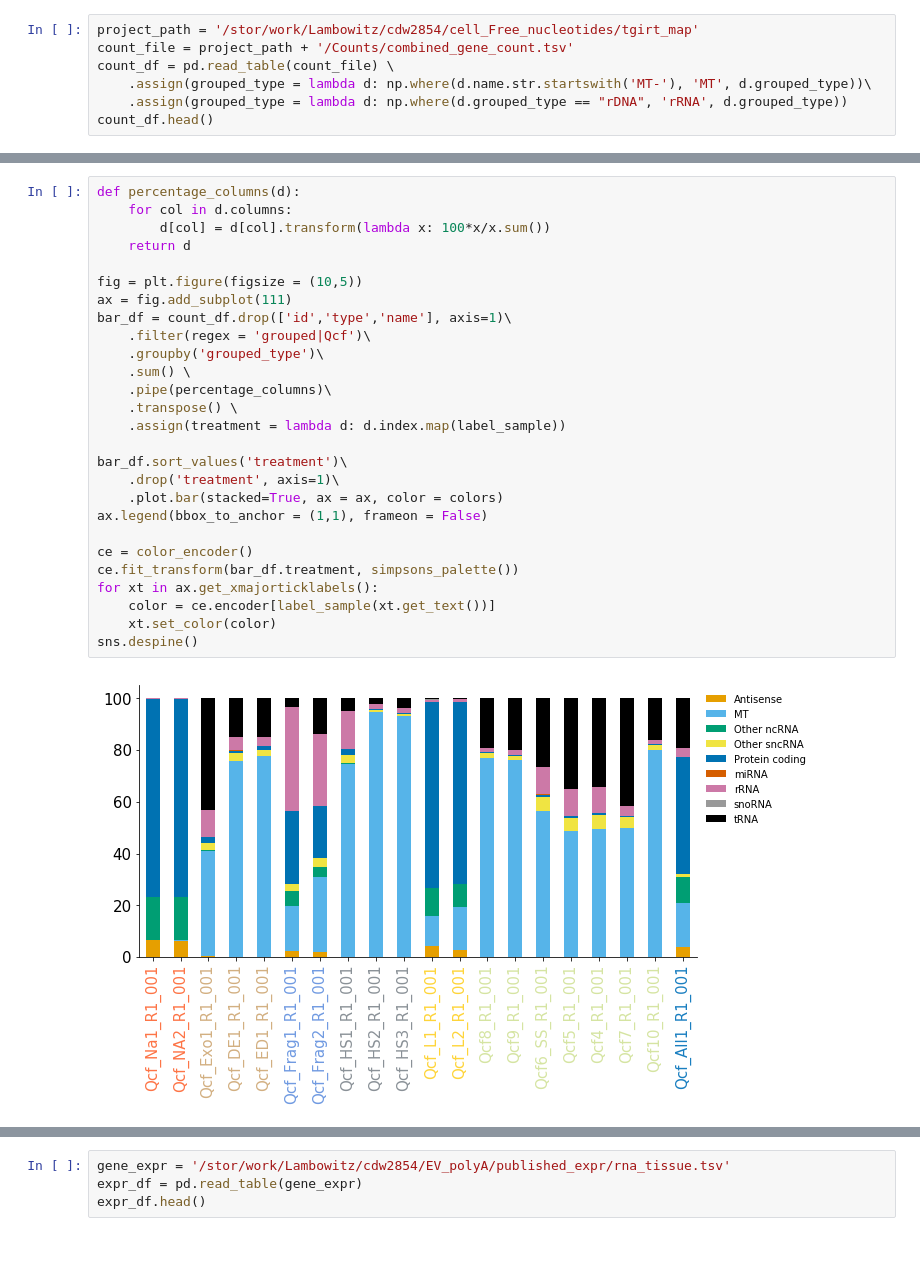
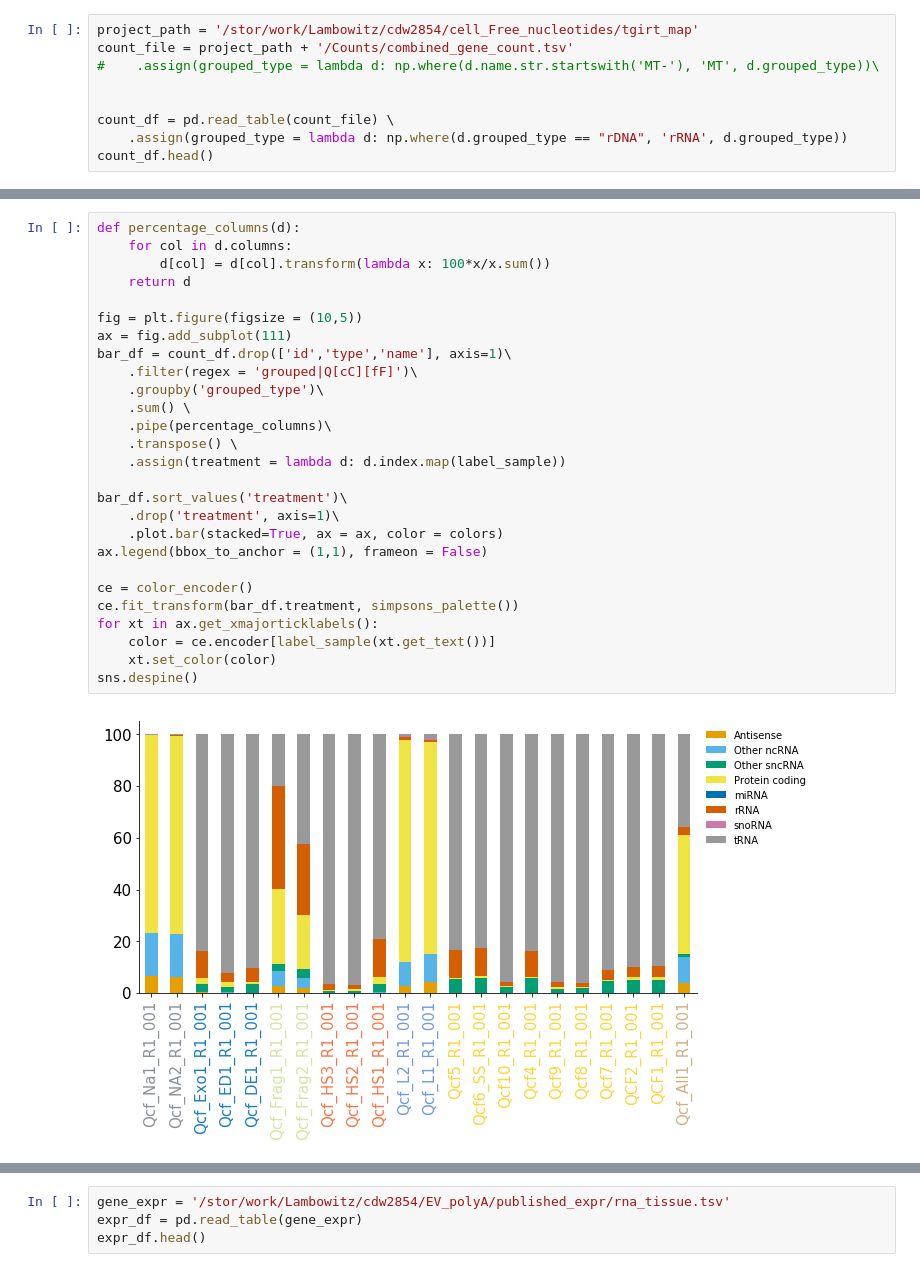
Before and after one commit to wckdouglas/cfNA, a Jupyter notebook: plots/count_explorer.ipynb, the cells around one changed output, grey strips where cells are left out. Cells and saved outputs as stored; diff of their text form.

```diff
--- a/plots/count_explorer.ipynb
+++ b/plots/count_explorer.ipynb
@@ -33,8 +34,10 @@ colors.append('black')
 # %%
 project_path = '/stor/work/Lambowitz/cdw2854/cell_Free_nucleotides/tgirt_map'
 count_file = project_path + '/Counts/combined_gene_count.tsv'
+#    .assign(grouped_type = lambda d: np.where(d.name.str.startswith('MT-'), 'MT', d.grouped_type))\
+
+
 count_df = pd.read_table(count_file) \
-    .assign(grouped_type = lambda d: np.where(d.name.str.startswith('MT-'), 'MT', d.grouped_type))\
     .assign(grouped_type = lambda d: np.where(d.grouped_type == "rDNA", 'rRNA', d.grouped_type))
 count_df.head()
 # %% [output]
@@ -48,32 +51,32 @@ count_df.head()
 # %%
 def percentage_columns(d):
     for col in d.columns:
         d[col] = d[col].transform(lambda x: 100*x/x.sum())
     return d
 
 fig = plt.figure(figsize = (10,5))
 ax = fig.add_subplot(111)
 bar_df = count_df.drop(['id','type','name'], axis=1)\
-    .filter(regex = 'grouped|Qcf')\
+    .filter(regex = 'grouped|Q[cC][fF]')\
     .groupby('grouped_type')\
     .sum() \
     .pipe(percentage_columns)\
     .transpose() \
     .assign(treatment = lambda d: d.index.map(label_sample))
 
 bar_df.sort_values('treatment')\
     .drop('treatment', axis=1)\
     .plot.bar(stacked=True, ax = ax, color = colors)
 ax.legend(bbox_to_anchor = (1,1), frameon = False)
 
 ce = color_encoder()
 ce.fit_transform(bar_df.treatment, simpsons_palette())
 for xt in ax.get_xmajorticklabels():
     color = ce.encoder[label_sample(xt.get_text())]
     xt.set_color(color)
 sns.despine()
 # %% [output]
-[figure, old version]
+[figure, new version]
 # %%
 def rename_longRNA(name):
     try:
```
Also changed, not shown: parts of 36 cells of this notebook, 8 other files.
